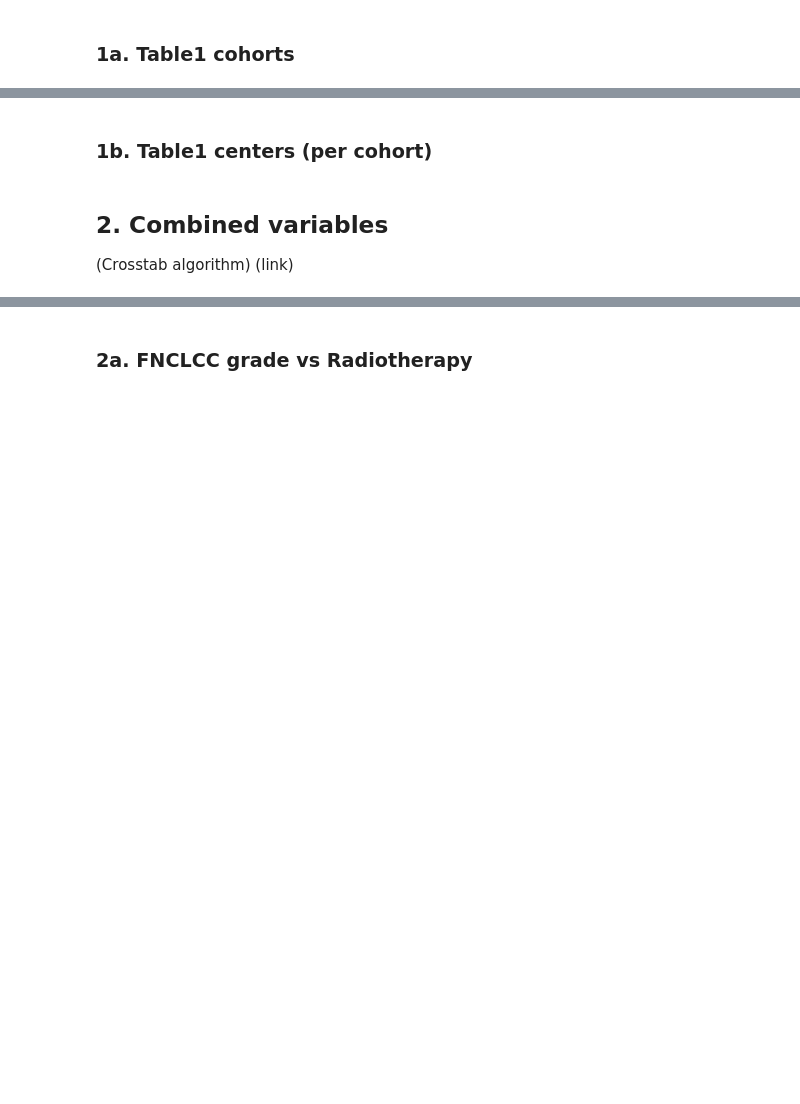
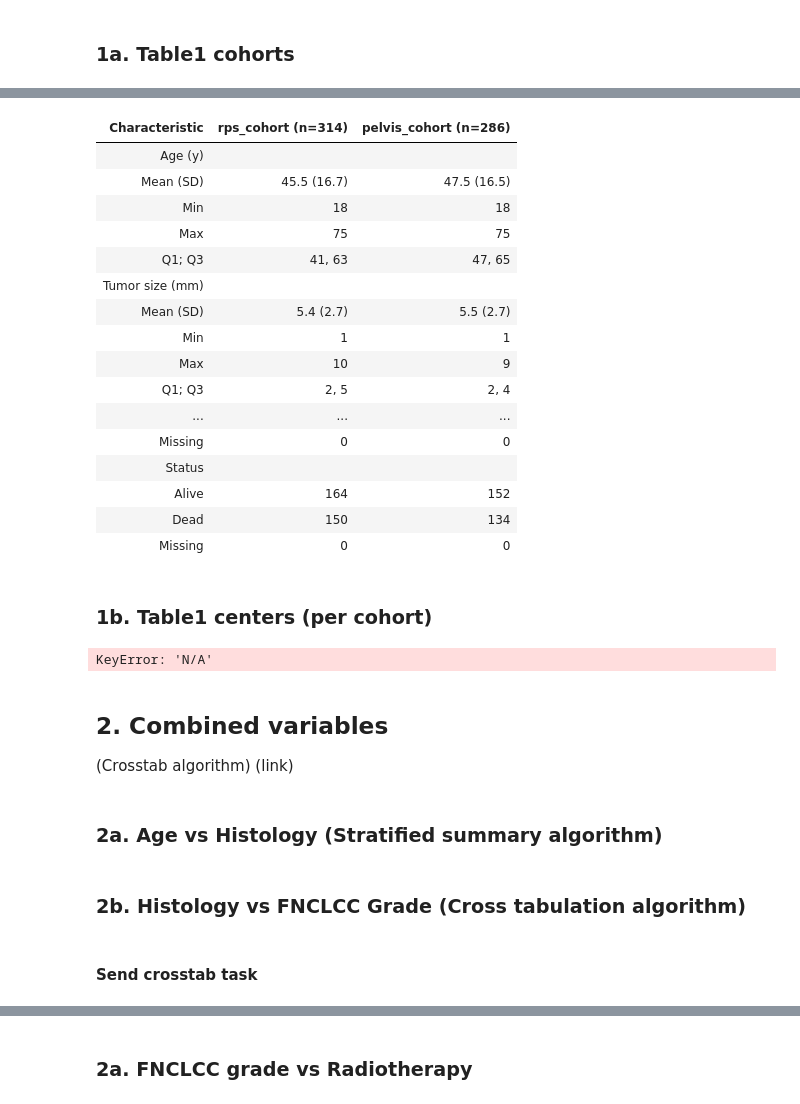
Before and after one commit to IKNL/idea4rc-vantage6-algorithms, a Jupyter notebook: use_cases/sarcoma_v3.ipynb, the cells around one changed output, grey strips where cells are left out. Cells and saved outputs as stored; diff of their text form; code cells hidden in the pictures; blank space fills up the shorter version.

```diff
--- a/use_cases/sarcoma_v3.ipynb
+++ b/use_cases/sarcoma_v3.ipynb
@@ -798,7 +771,7 @@ Cohort 3: rps_pelvis_cohort
 relevant_variables = [
     "AGE", # num
     "TUMOR_SIZE", # num
-    "N_CANCER_EPISODES", # num
+    "HISTOLOGY", # cat
     "SEX", # cat
     "FNCLCC_GRADE", # cat
     "MULTIFOCALITY", # cat
@@ -811,19 +784,19 @@ relevant_variables = [
     "LOCAL_RECURRENCE", # cat
     "DISTANT_METASTASIS", # cat
     "STATUS", # cat
-    # "PATIENT_ID", #TODO
     ]
 
 # overall summary results
 input_ = {
         "kwargs":{
             "columns": relevant_variables,
+            "numeric_columns": numeric_columns,
         }
     }
 
 task = client.task.create(
     method="summary",
-    organizations=[0,1],
+    organizations=[0],
     input_=input_
 )
 
@@ -832,8 +823,9 @@ result = client.result.from_task(task_id=task.get("id"))
 # %%
 import pandas as pd
 
-cohort1 = 'liposarcoma_cohort'
-cohort2 = 'non_liposarcoma_cohort'
+#TODO 3e cohort erbij + Q1;Q3 eruit
+cohort1 = 'rps_cohort'
+cohort2 = 'pelvis_cohort'
 
 var1 = 'AGE'
 var2 = 'TUMOR_SIZE'
@@ -900,44 +892,63 @@ data = [
     ("Missing", True, " ", "0", "0"),
 
     ("Status", False, "", "", ""),
     ("Alive", True, " ", result[0][cohort1]['counts_unique_values']['STATUS']['ALIVE'], result[0][cohort2]['counts_unique_values']['STATUS']['ALIVE']),
     ("Dead", True, " ", result[0][cohort1]['counts_unique_values']['STATUS']['DEAD'], result[0][cohort2]['counts_unique_values']['STATUS']['DEAD']),
     ("Missing", True, " ", "0", "0"),
 ]
 
 df_filled = pd.DataFrame(data, columns=["Characteristic", "is_sub", "Total (n=XXX)", f"{cohort1} (n={result[0][cohort1]['categorical']['SEX']['count']})", f"{cohort2} (n={result[0][cohort2]['categorical']['SEX']['count']})"])
 df_filled.drop(columns=["Total (n=XXX)"], inplace=True)
 
 # Apply styling function as before
 def style_rows(row):
     idx = row.name
     if not df_filled.loc[idx, "is_sub"]:
         return ["font-weight: bold; background-color: #f2f2f2"] * len(row)
     else:
         return ["padding-left: 20px"] + [""] * (len(row) - 1)
 
 styled_df = (
     df_filled.drop(columns=["is_sub"]).style
     .apply(style_rows, axis=1)
     .hide(axis="index")
     .set_properties(subset=["Characteristic"], **{"text-align": "left"})
     .set_table_styles([{"selector": "th", "props": [("font-weight", "bold"),
                                                     ("background-color", "#d9d9d9"),
                                                     ("text-align", "center")]}])
 )
 
 styled_df
+# %% [output]
+| Characteristic | rps_cohort (n=314) | pelvis_cohort (n=286) |
+| Age (y) |  |  |
+| Mean (SD) | 45.5 (16.7) | 47.5 (16.5) |
+| Min | 18 | 18 |
+| Max | 75 | 75 |
+| Q1; Q3 | 41, 63 | 47, 65 |
+| Tumor size (mm) |  |  |
+| Mean (SD) | 5.4 (2.7) | 5.5 (2.7) |
+| Min | 1 | 1 |
+| Max | 10 | 9 |
+| Q1; Q3 | 2, 5 | 2, 4 |
+| ... | ... | ... |
+| Missing | 0 | 0 |
+| Status |  |  |
+| Alive | 164 | 152 |
+| Dead | 150 | 134 |
+| Missing | 0 | 0 |
 # %% [markdown]
 ### 1b. Table1 centers (per cohort)
 
 <!-- <img src="../table1%20per%20cohort%20and%20centers.PNG" alt="Data Preparation Categorical" width="700"/> -->
 # %%
 #TODO: This now is just a copy of the previous table with some columns renamed
+#TODO: do dit
 
 import pandas as pd
 
-cohort1 = 'liposarcoma_cohort'
-cohort2 = 'non_liposarcoma_cohort'
+cohort1 = 'rps_cohort'
+cohort2 = 'pelvis_cohort'
 
 var1 = 'AGE'
 var2 = 'TUMOR_SIZE'
@@ -1035,7 +1046,15 @@ display(styled_df)
 
 print(f'{cohort2}')
 display(styled_df)
+# %% [output]
+KeyError: 'N/A'
 # %% [markdown]
 ## 2. Combined variables
 (Crosstab algorithm)
 (link)
+# %% [markdown]
+### 2a.	Age vs Histology (Stratified summary algorithm)
+# %% [markdown]
+### 2b. Histology vs FNCLCC Grade (Cross tabulation algorithm)
+# %% [markdown]
+#### Send crosstab task
```
Also changed, not shown: parts of 17 cells of this notebook.
